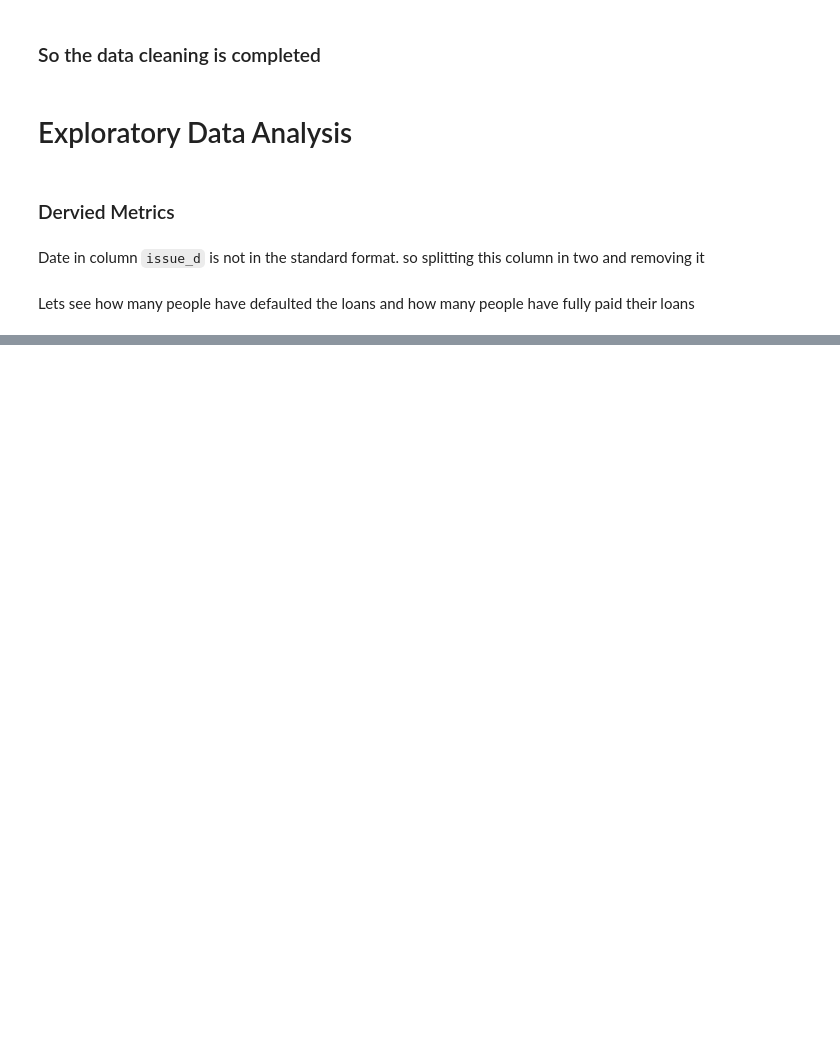
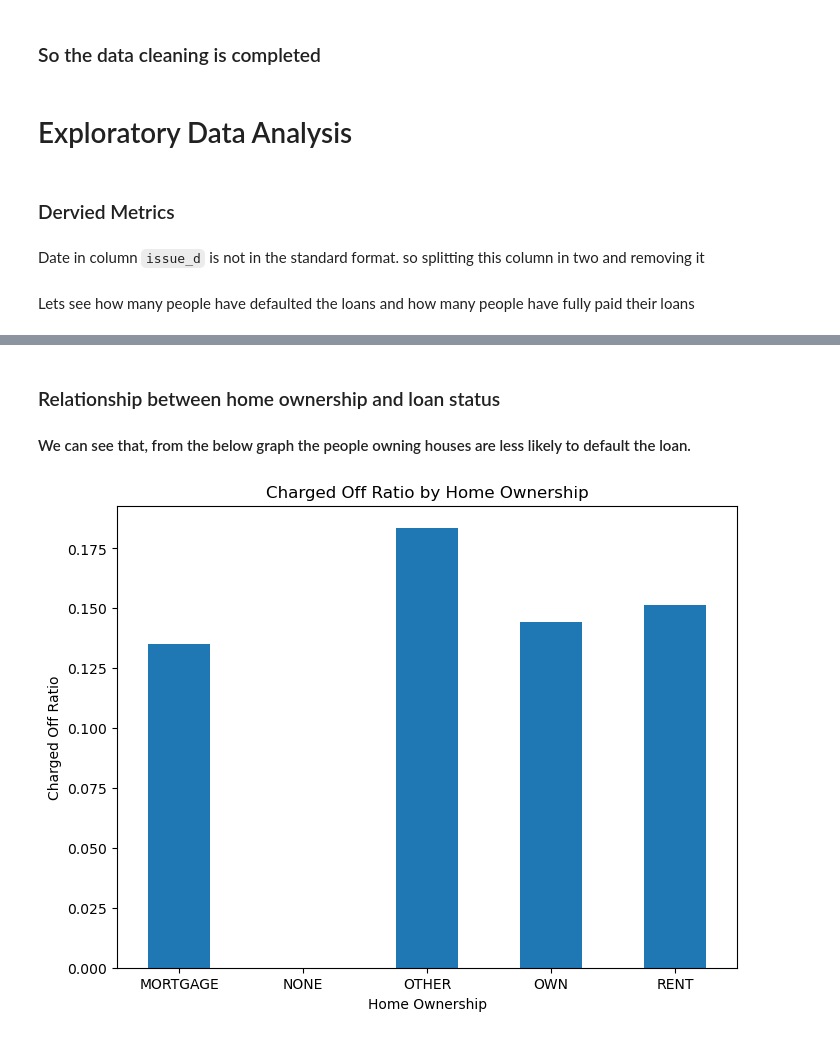
Before and after one commit to philipfranklin/LendingClubCaseStudy, a Jupyter notebook: default_analysis.ipynb, the cells around one changed output, grey strips where cells are left out. Cells and saved outputs as stored; diff of their text form; code cells hidden in the pictures; blank space fills up the shorter version.

```diff
--- a/default_analysis.ipynb
+++ b/default_analysis.ipynb
@@ -336,0 +382,19 @@ sns.countplot(data=df, x='loan_status')
+# %% [markdown]
+### Relationship between home ownership and loan status
+
+#### We can see that, from the below graph the people owning houses are less likely to default the loan.
+# %%
+# Group the data by home ownership and loan status, and count the number of loans for each group
+grouped = df.groupby(['home_ownership', 'loan_status']).size().unstack(fill_value=0)
+
+# Calculate the ratio of charged off loans to total loans for each home ownership category
+grouped['charged_off_ratio'] = grouped['Charged Off'] / (grouped['Charged Off'] + grouped['Fully Paid'])
+
+# Plot the graph
+ax = grouped['charged_off_ratio'].plot.bar(rot=0, figsize=(8, 6))
+ax.set_title("Charged Off Ratio by Home Ownership")
+ax.set_xlabel("Home Ownership")
+ax.set_ylabel("Charged Off Ratio")
+plt.show()
+# %% [output]
+[figure, added]
```
Also changed, not shown: parts of 18 cells of this notebook.
